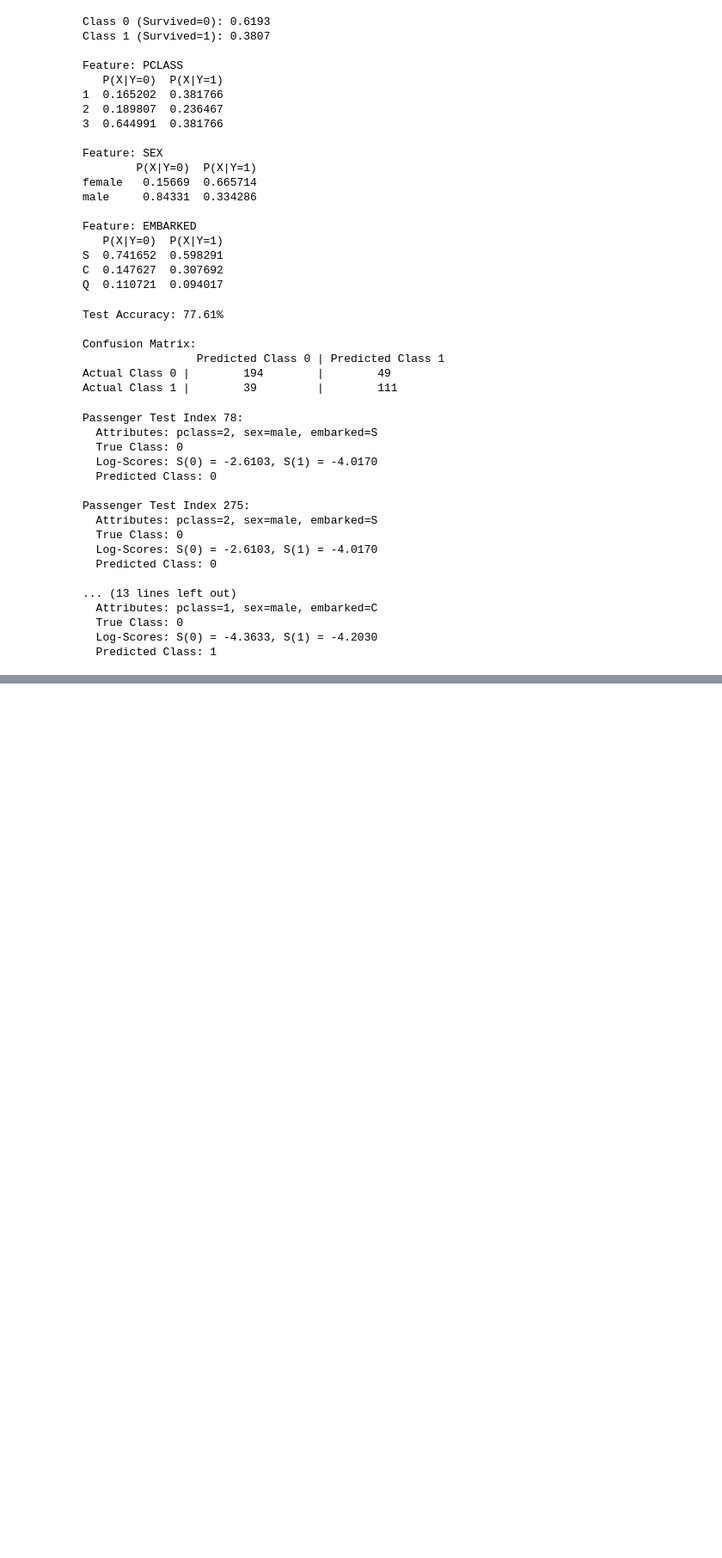
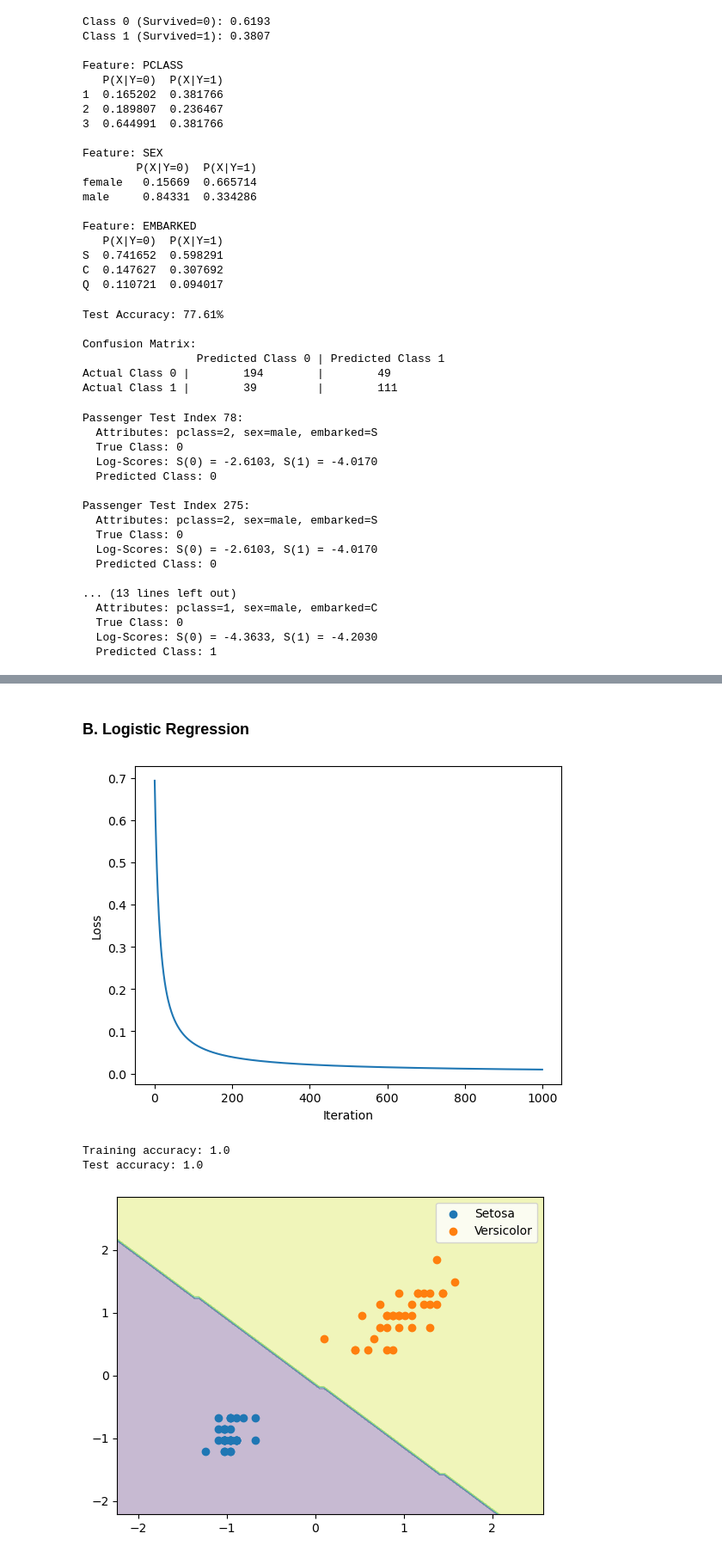
Before and after one commit to VirajBPatel22/DAU-MTech-Journey, a Jupyter notebook: sem 1/Machine Learning/Lab/lab 7/202611047_lab7.ipynb, the cells around one changed output, grey strips where cells are left out. Shown at 86% size. Drawn from its saved outputs; the diff is of its cells as text; code cells hidden in the pictures; blank space fills up the shorter version.

```diff
--- a/sem 1/Machine Learning/Lab/lab 7/202611047_lab7.ipynb
+++ b/sem 1/Machine Learning/Lab/lab 7/202611047_lab7.ipynb
@@ -171,0 +256,40 @@ Passenger Test Index 275:
+# %% [markdown]
+### B. Logistic Regression
+# %%
+def sigmoid(z):
+    return 1 / (1 + np.exp(-z))
+
+theta_lr = np.zeros(X_train_bias.shape[1])
+eta = 0.1
+iterations = 1000
+losses = []
+
+for i in range(iterations):
+    h = sigmoid(np.dot(X_train_bias, theta_lr))
+    loss = -np.mean(y_train * np.log(h + 1e-15) + (1 - y_train) * np.log(1 - h + 1e-15))
+    losses.append(loss)
+    grad = np.dot(X_train_bias.T, (h - y_train)) / len(y_train)
+    theta_lr = theta_lr - eta * grad
+
+plt.plot(losses)
+plt.xlabel('Iteration')
+plt.ylabel('Loss')
+plt.show()
+
+y_train_pred_lr = (sigmoid(np.dot(X_train_bias, theta_lr)) >= 0.5).astype(int)
+y_test_pred_lr = (sigmoid(np.dot(X_test_bias, theta_lr)) >= 0.5).astype(int)
+
+print("Training accuracy:", accuracy_score(y_train, y_train_pred_lr))
+print("Test accuracy:", accuracy_score(y_test, y_test_pred_lr))
+
+Z_lr = (sigmoid(np.dot(grid_bias, theta_lr)) >= 0.5).astype(int).reshape(xx1.shape)
+plt.contourf(xx1, xx2, Z_lr, alpha=0.3)
+plt.scatter(X_train[y_train == 0][:, 0], X_train[y_train == 0][:, 1], label='Setosa')
+plt.scatter(X_train[y_train == 1][:, 0], X_train[y_train == 1][:, 1], label='Versicolor')
+plt.legend()
+plt.show()
+# %% [output]
+[figure, added]
+Training accuracy: 1.0
+Test accuracy: 1.0
+[figure, added]
```
Also changed, not shown: parts of 17 cells of this notebook, 11 other files.
